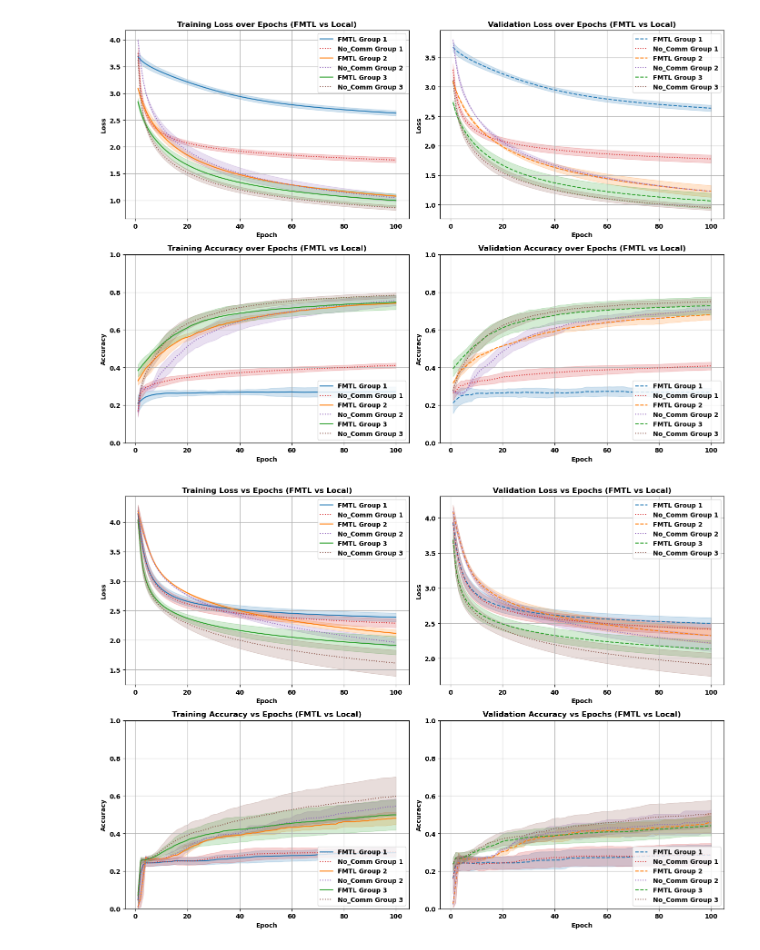
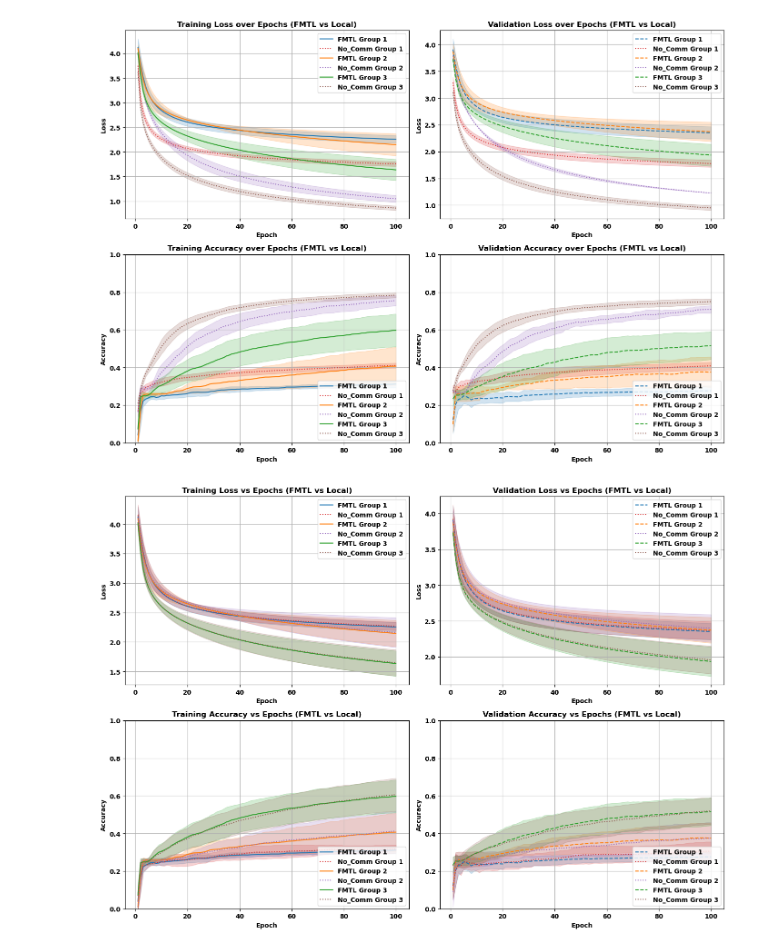
Before and after one commit to abdulmomen-ghalkha/Multimodal, a Jupyter notebook: plot.ipynb, the cells around one changed output. Cells and saved outputs as stored; diff of their text form; code cells hidden in the pictures.

```diff
--- a/plot.ipynb
+++ b/plot.ipynb
@@ -23,7 +20,8 @@ import matplotlib.pyplot as plt
 
 # Define the path to the metrics files
 metrics_directory = "./"
-fmtl_metrics_file = f'{metrics_directory}FMTL_metrics.json'
+#fmtl_metrics_file = f'{metrics_directory}FMTL_metrics.json'
+fmtl_metrics_file = f'{metrics_directory}FMTL_metrics_New_graph.json'
 no_comm_metrics_file = f'{metrics_directory}No_Comm_Metrics.json'
 
 # Load the metrics from both JSON files
@@ -128,34 +126,34 @@ plt.ylim([0, 1])  # Ensure y-axis is between 0 and 1 for accuracy
 plt.legend(loc='lower right')
 plt.grid()
 
 # Accuracy Plot (Validation Accuracy)
 plt.subplot(2, 2, 4)
 for group in ['1', '2', '3']:
     # Plot FMTL
     plt.plot(range(1, len(fmtl_group_val_accuracy_histories[group]) + 1), fmtl_group_val_accuracy_histories[group], label=f"FMTL Group {group}", linestyle="dashed", color=f'C{int(group)-1}')
     plt.fill_between(range(1, len(fmtl_group_val_accuracy_histories[group]) + 1),
                      fmtl_group_val_accuracy_histories[group] - fmtl_group_val_acc_std[group],
                      fmtl_group_val_accuracy_histories[group] + fmtl_group_val_acc_std[group],
                      alpha=0.2, color=f'C{int(group)-1}')
 
     # Plot No_Comm
     plt.plot(range(1, len(no_comm_group_val_accuracy_histories[group]) + 1), no_comm_group_val_accuracy_histories[group], label=f"No_Comm Group {group}", linestyle="dotted", color=f'C{int(group)+2}')
     plt.fill_between(range(1, len(no_comm_group_val_accuracy_histories[group]) + 1),
                      no_comm_group_val_accuracy_histories[group] - no_comm_group_val_acc_std[group],
                      no_comm_group_val_accuracy_histories[group] + no_comm_group_val_acc_std[group],
                      alpha=0.2, color=f'C{int(group)+2}')
 
 plt.title("Validation Accuracy over Epochs (FMTL vs Local)")
 plt.xlabel("Epoch")
 plt.ylabel("Accuracy")
 plt.ylim([0, 1])  # Ensure y-axis is between 0 and 1 for accuracy
 plt.legend(loc='lower right')
 plt.grid()
 
 plt.tight_layout()
 plt.show()
 # %% [output]
-[figure, old version]
+[figure, new version]
 # %%
 import json
 import numpy as np
@@ -163,7 +161,7 @@ import matplotlib.pyplot as plt
 
 # Define the path to the metrics files
 metrics_directory = "./"
-fmtl_metrics_file = f'{metrics_directory}FMTL_metrics_20.json'
+fmtl_metrics_file = f'{metrics_directory}FMTL_metrics_New_graph_0_2.json'
 no_comm_metrics_file = f'{metrics_directory}No_Comm_Metrics_20.json'
 
 # Load the metrics from both JSON files
@@ -295,4 +293,4 @@ plt.grid()
 plt.tight_layout()
 plt.show()
 # %% [output]
-[figure, old version]
+[figure, new version]
```
Also changed, not shown: parts of 1 cell of this notebook, 6 other files.
